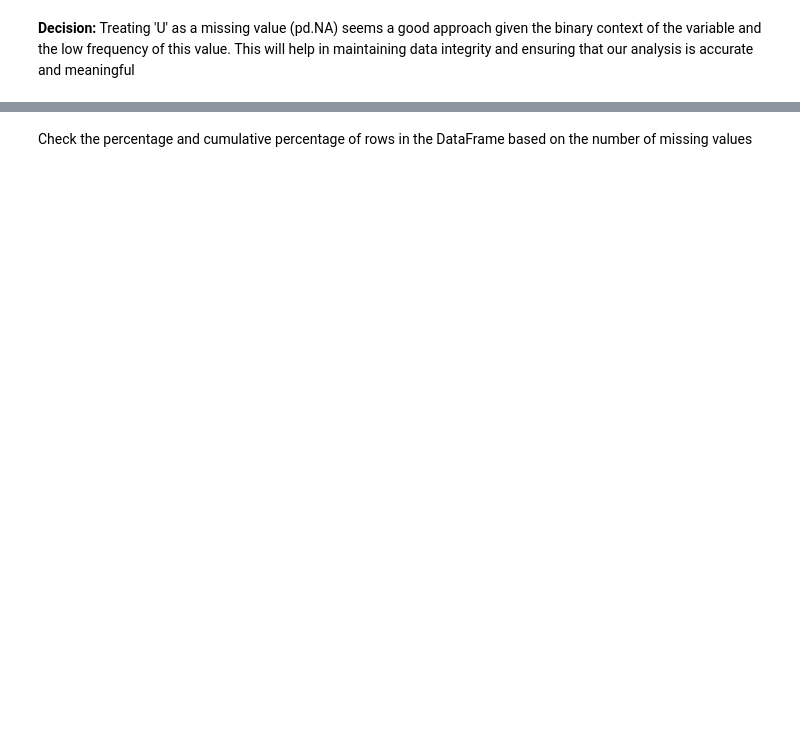
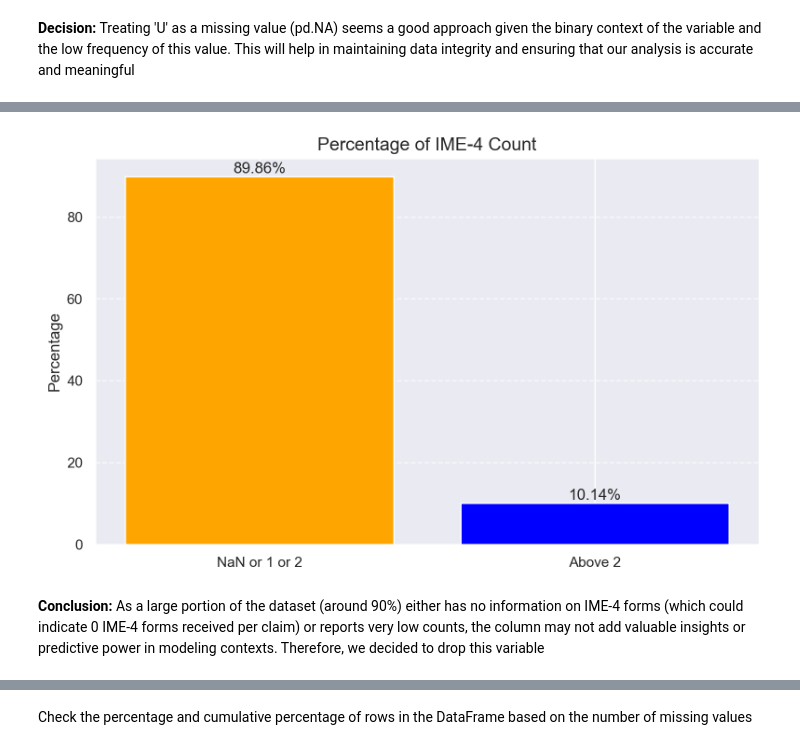
Before and after one commit to mgalao/machine-learning-project, a Jupyter notebook: project/Homework_Group38.ipynb, the cells around one changed output, grey strips where cells are left out. Drawn from its saved outputs; the diff is of its cells as text; code cells hidden in the pictures; blank space fills up the shorter version.

Commit message:
updated until data types (including)

```diff
--- a/project/Homework_Group38.ipynb
+++ b/project/Homework_Group38.ipynb
@@ -256,3 +402,3 @@ Now that there are no "Claim Identifier" duplicates, we can set it as the DataFr
 # %%
-df_train_index = df_train_no_duplicated_claim_identifier.set_index("Claim Identifier")
+df_train_index = df_train_no_claim_id_9_length.set_index("Claim Identifier")
 df_train_index.head()
@@ -294,6 +432,3 @@ df_train_index.loc[unique_indices].T
 # %%
 # Drop all duplicates
-df_train_no_duplicates = df_train_index.drop_duplicates(keep=False)
-
-# Re-add the observation to keep
-df_train_no_duplicates = pd.concat([df_train_no_duplicates, df_train_index.loc[unique_indices]])
+df_train_no_duplicates = df_train_index.drop_duplicates(keep='first')
@@ -333,2 +555,4 @@ df_train_treat_missing["Gender"].value_counts(dropna=False, normalize=True) * 10
+# %%
+df_train_treat_missing = df_train_treat_missing[df_train_treat_missing['Gender'] != 'X']
 # %%
 df_train_treat_missing["Medical Fee Region"].value_counts(dropna=False, normalize=True) * 100
@@ -349,5 +581,5 @@ df_missing.head().T
 # %%
 df_train_treat_missing["Carrier Type"].replace("UNKNOWN", np.nan, inplace=True)
-df_train_treat_missing["Gender"].replace(["U", "X"], np.nan, inplace=True)
+df_train_treat_missing["Gender"].replace("U", np.nan, inplace=True)
 df_train_treat_missing["Medical Fee Region"].replace("UK", np.nan, inplace=True)
 df_train_treat_missing["Alternative Dispute Resolution"].replace("U", np.nan, inplace=True)
@@ -357,0 +641,40 @@ perc_missing_values[perc_missing_values > 0].sort_values(ascending=False)
+# %%
+# Calculate the total number of entries
+total_count = df_train_treat_missing['IME-4 Count'].count() + df_train_treat_missing['IME-4 Count'].isna().sum()
+
+# Count NaN values and counts of 1 and 2
+count_nan_or_1_or_2 = df_train_treat_missing['IME-4 Count'].isna().sum() + \
+                      ((df_train_treat_missing['IME-4 Count'] == 1).sum()) + \
+                      ((df_train_treat_missing['IME-4 Count'] == 2).sum())
+
+# Count occurrences greater than 2
+count_above_2 = (df_train_treat_missing['IME-4 Count'] > 2).sum()
+
+# Create a summary DataFrame with percentages
+summary_df = pd.DataFrame({
+    'Category': ['NaN or 1 or 2', 'Above 2'],
+    'Count': [count_nan_or_1_or_2, count_above_2]
+})
+
+# Calculate percentages
+summary_df['Percentage'] = (summary_df['Count'] / total_count) * 100
+
+# Create a bar chart for percentages
+plt.figure(figsize=(8, 5))
+bars = plt.bar(summary_df['Category'], summary_df['Percentage'], color=['orange', 'blue'])
+plt.title('Percentage of IME-4 Count', fontsize=14)
+plt.ylabel('Percentage', fontsize=12)
+plt.grid(axis='y', linestyle='--', alpha=0.7)
+
+# Add labels on top of the bars
+for bar in bars:
+    yval = bar.get_height()
+    plt.text(bar.get_x() + bar.get_width()/2, yval, f'{yval:.2f}%', ha='center', va='bottom')
+
+# Show the plot
+plt.tight_layout()
+plt.show()
+# %% [output]
+[figure, added]
+# %% [markdown]
+**Conclusion:** As a large portion of the dataset (around 90%) either has no information on IME-4 forms (which could indicate 0 IME-4 forms received per claim) or reports very low counts, the column may not add valuable insights or predictive power in modeling contexts. Therefore, we decided to drop this variable
```
Also changed, not shown: parts of 108 cells of this notebook.
